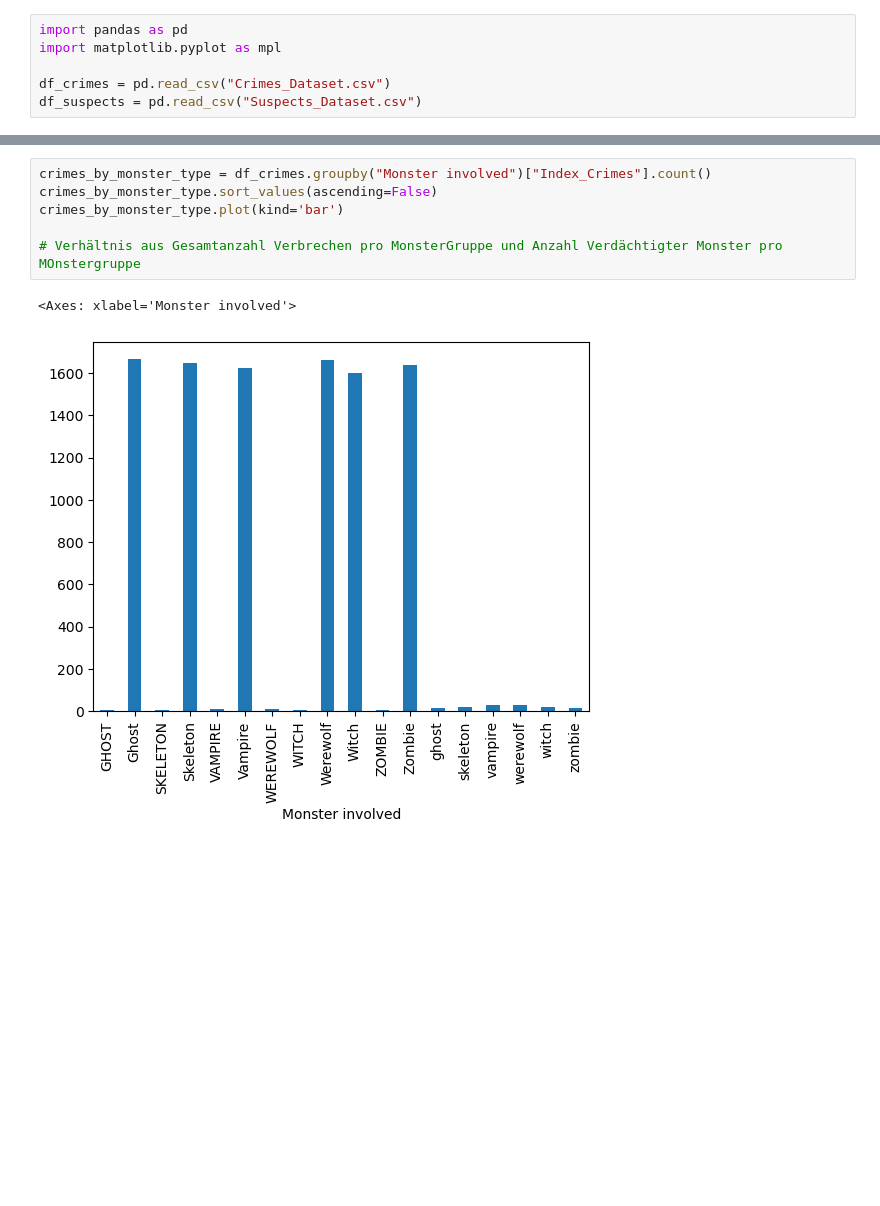
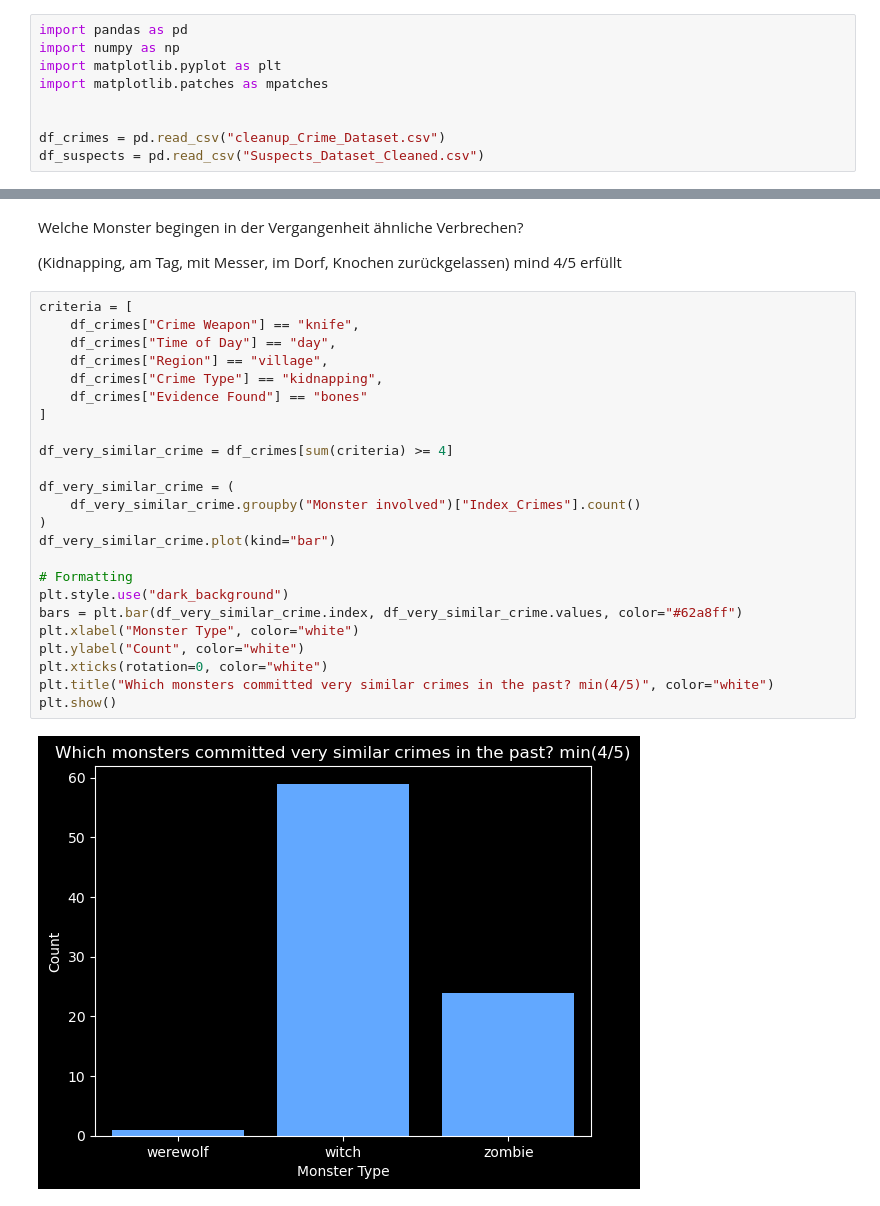
Before and after one commit to stangdio/Data-Boot-Camp, a Jupyter notebook: Test_Plots.ipynb, the cells around one changed output, grey strips where cells are left out. Drawn from its saved outputs; the diff is of its cells as text; blank space fills up the shorter version.

Commit message:
created plots

```diff
--- a/Test_Plots.ipynb
+++ b/Test_Plots.ipynb
@@ -1,6 +1,9 @@
 # %%
 import pandas as pd
-import matplotlib.pyplot as mpl
+import numpy as np
+import matplotlib.pyplot as plt
+import matplotlib.patches as mpatches
 
-df_crimes = pd.read_csv("Crimes_Dataset.csv")
-df_suspects = pd.read_csv("Suspects_Dataset.csv")
+
+df_crimes = pd.read_csv("cleanup_Crime_Dataset.csv")
+df_suspects = pd.read_csv("Suspects_Dataset_Cleaned.csv")
@@ -66,9 +10,30 @@ crimes_by_monster_type.plot(kind='bar')
-# %%
-crimes_by_monster_type = df_crimes.groupby("Monster involved")["Index_Crimes"].count()
-crimes_by_monster_type.sort_values(ascending=False)
-crimes_by_monster_type.plot(kind='bar')
-
-# Verhältnis aus Gesamtanzahl Verbrechen pro MonsterGruppe und Anzahl Verdächtigter Monster pro MOnstergruppe
-# %% [output]
-<Axes: xlabel='Monster involved'>
-[figure, removed]
+# %% [markdown]
+Welche Monster begingen in der Vergangenheit ähnliche Verbrechen?
+
+(Kidnapping, am Tag, mit Messer, im Dorf, Knochen zurückgelassen) mind 4/5 erfüllt
+# %%
+criteria = [
+    df_crimes["Crime Weapon"] == "knife",
+    df_crimes["Time of Day"] == "day",
+    df_crimes["Region"] == "village",
+    df_crimes["Crime Type"] == "kidnapping",
+    df_crimes["Evidence Found"] == "bones"
+]
+
+df_very_similar_crime = df_crimes[sum(criteria) >= 4]
+
+df_very_similar_crime = (
+    df_very_similar_crime.groupby("Monster involved")["Index_Crimes"].count()
+)
+df_very_similar_crime.plot(kind="bar")
+
+# Formatting
+plt.style.use("dark_background")
+bars = plt.bar(df_very_similar_crime.index, df_very_similar_crime.values, color="#62a8ff")
+plt.xlabel("Monster Type", color="white")
+plt.ylabel("Count", color="white")
+plt.xticks(rotation=0, color="white")
+plt.title("Which monsters committed very similar crimes in the past? min(4/5)", color="white")
+plt.show()
+# %% [output]
+[figure, added]
```
Also changed, not shown: parts of 22 cells of this notebook.
